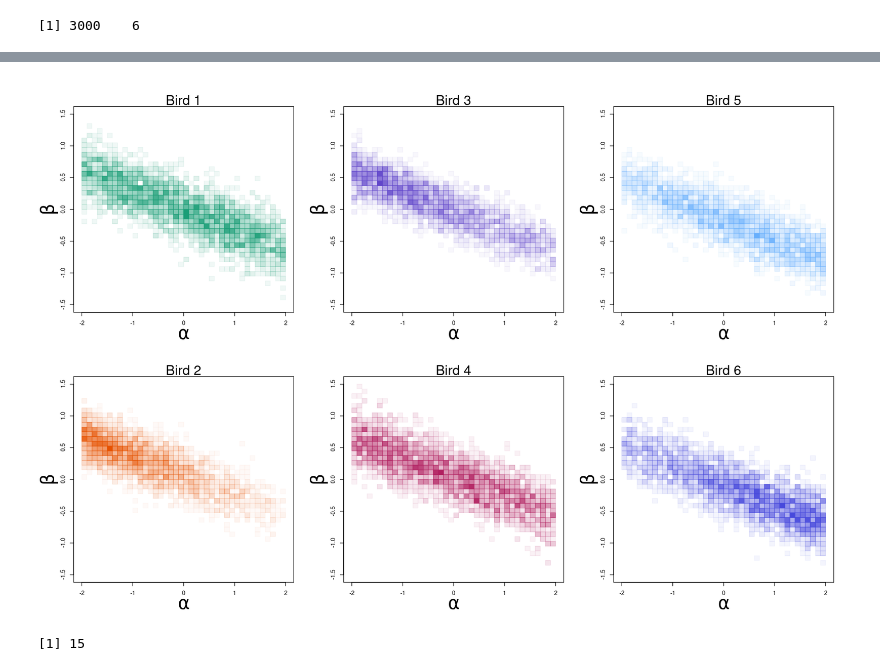
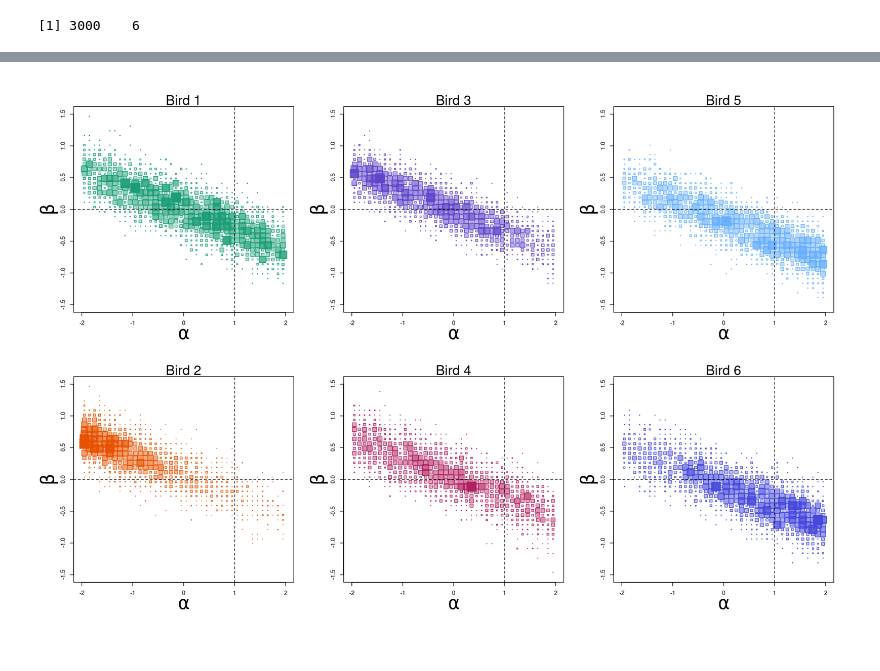
Before and after one commit to JLBaroja/BayesianMatching, a Jupyter notebook: birds_ind_differences.ipynb, the cells around one changed output, grey strips where cells are left out. Saved outputs shown, nothing was run; the diff lists cells and outputs as text; code cells hidden in the pictures.

```diff
--- a/birds_ind_differences.ipynb
+++ b/birds_ind_differences.ipynb
@@ -33,7 +33,9 @@ A data.frame: 6 × 7
 [1] 1080    7
 # %%
 # Eliminate 0s (problematic for logs of ratios)
-pigeons <- pigeons[-which(pigeons$n_reinf_right==0
+zero_count_rows <-which(pigeons$n_reinf_right==0
                           |pigeons$n_reinf_left==0
                           |pigeons$n_resp_right==0
-                          |pigeons$n_resp_left==0),]
+                          |pigeons$n_resp_left==0)
+print(pigeons[zero_count_rows,])
+pigeons <- pigeons[-zero_count_rows,]
@@ -208,9 +171,9 @@ summary(nds$beta)
 # %%
-bird_colors <- c('#1b9e77','#d95f02','#7570b3','#e7298a','#66a61e','#e6ab02')
+bird_colors <- c('#1b9e77','#e65201','#6146ca','#b12060','#68affc','#4749dc')
 
 layout(matrix(1:2,nrow=1))
 
-plot_marginal <- function(node){
+plot_marginal <- function(node,...){
     if(node=='alpha'){
         marginal = nds$alpha
     }
@@ -228,7 +191,7 @@ for(brd in 1:6){
     lines(ht$mids,ht$density,lwd=4,col=bird_colors[brd])
     }
 }
-
+options(repr.plot.height=4)
 plot_marginal('alpha')
 plot_marginal('beta')
 # %% [output]
@@ -257,21 +220,3 @@ birds
 dim(nds$alpha)
 # %% [output]
 [1] 3000    6
-# %%
-bird_colors <- c('#1b9e77','#d95f02','#7570b3','#e7298a','#66a61e','#e6ab02')
-
-layout(matrix(1:2,nrow=1))
-
-plot_marginal <- function(){
-
-   # plot(NULL,xlim=c(-2,2),ylim=c(0,1.5),axes=F,ann=F)
-#abline(v=0,lty='dashed')
-par(cex.axis=1.5)
-    layout(matrix(1:6,ncol=3))
-for(brd in 1:6){
-       plot(nds$alpha[,brd],nds$beta[,brd],col=bird_colors[brd])
-    axis(1)
-
-    }
-}
-plot_marginal()
@@ -333,36 +276,35 @@ nice_scatter <- function(x,y,
             alpha <- round(count_grid[i,j]*(255/max(count_grid)))
             # Squares of different sizes
             if(style=='points'){
                 points(x_mids[i],y_mids[j],cex=point_scale*count_grid[i,j]/max(count_grid),
                        col=color,
                        pch=22,bg=paste(color,to_hex(alpha),sep=''))}
             # Polygons of different shades
             if(style=='polygon'){
                 polygon(x=c(x_mids[i]+rep(c(-1,1),each=2)*x_width/2),
                         y=c(y_mids[j]+c(-1,1,1,-1)*y_width/2),
                         border=paste(color,to_hex(alpha),sep=''),
                         #border=NA,
                         col=paste(color,to_hex(alpha),sep=''))}
         }
     }
 }
 
 bird_colors <- c('#1b9e77','#e65201','#6146ca','#b12060','#68affc','#4749dc')
+options(repr.plot.width=15,repr.plot.height=10)
 layout(matrix(1:6,ncol=3))
 for(brd in 1:6){
     par(mar=c(5,5,4,2))
     nice_scatter(x=nds$alpha[,brd],
                  y=nds$beta[,brd],
                  color=bird_colors[brd],
                 xlimz=c(-2,2),ylim=c(-1.5,1.5),
-                style='polygon',raw_data=F)
+                style='points',raw_data=F)
+    abline(v=1,lty='dashed')
+    abline(h=0,lty='dashed')
     mtext(expression(alpha),1,cex=2,line=3)
     mtext(expression(beta),2,cex=2,line=2)
     mtext(paste('Bird',brd),3,cex=1.5)
 }
 # %% [output]
-[figure, old version]
+[figure, new version]
-# %%
-round(15.4)
-# %% [output]
-[1] 15
```
Also changed, not shown: parts of 34 cells of this notebook.
